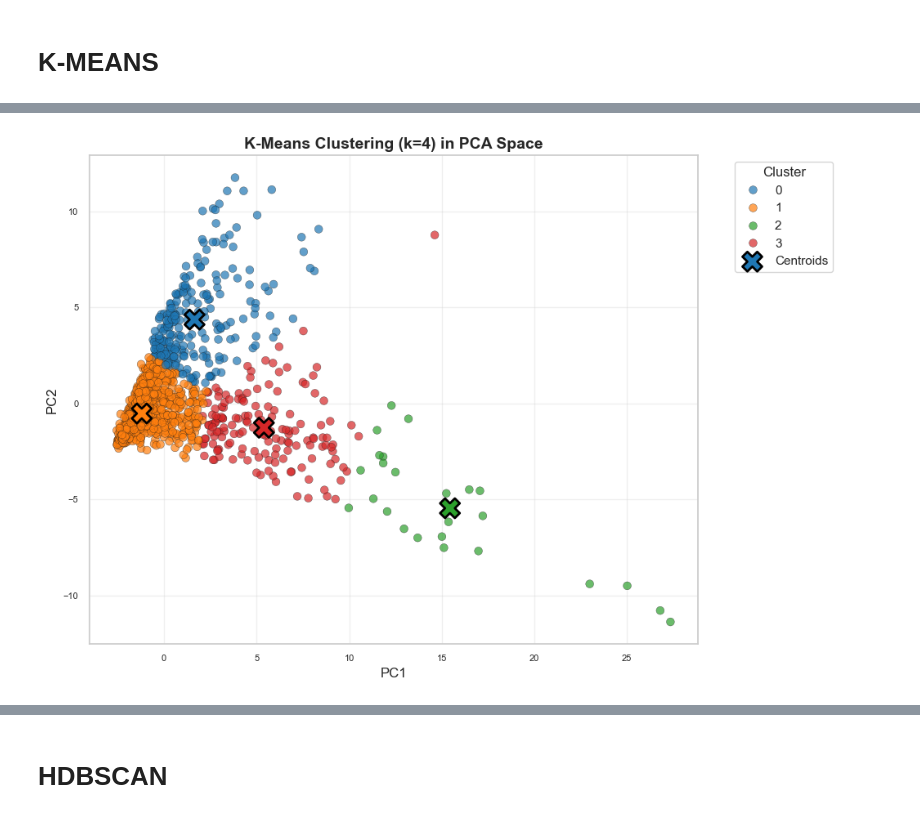
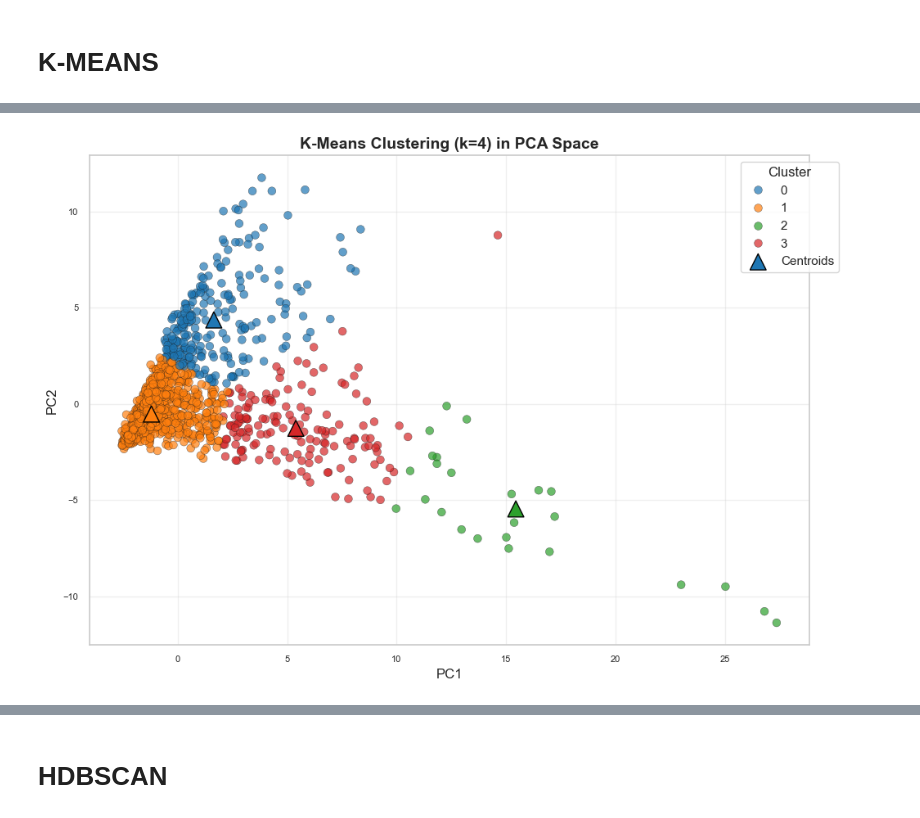
Before and after one commit to hiimnhan/scc451, a Jupyter notebook: task1.ipynb, the cells around one changed output, grey strips where cells are left out. Saved outputs shown, nothing was run; the diff lists cells and outputs as text; code cells hidden in the pictures.

Commit message:
task 2 clustering

```diff
--- a/task1.ipynb
+++ b/task1.ipynb
@@ -333,41 +325,39 @@ cluster_palette = {cluster: palette[i % len(palette)] for i, cluster in enumerat
 
 pca_plot_df = pca_df.copy()
 pca_plot_df['cluster'] = best_labels
 
 plt.figure(figsize=(10, 7))
 ax = sns.scatterplot(
     data=pca_plot_df,
     x="PC1", y="PC2",
     hue="cluster",
     palette=cluster_palette,
     s=50, alpha=0.7, edgecolor="k", linewidth=0.3
 )
 
 # Plot centroids
 centroids = best_model[0].cluster_centers_[:, :2]
 centroid_colors = [cluster_palette.get(i, palette[i % len(palette)]) for i in range(best_k)]
 ax.scatter(
     centroids[:, 0],
     centroids[:, 1],
-    marker="X",
+    marker="^",
+    edgecolors='black',
     c=centroid_colors,
-    s=300,
-    edgecolor="black",
-    linewidth=2,
+    s=200,
     label="Centroids",
-    zorder=10
 )
 
 plt.title(f"K-Means Clustering (k={best_k}) in PCA Space", fontsize=14, fontweight='bold')
 plt.xlabel("PC1", fontsize=12)
 plt.ylabel("PC2", fontsize=12)
-plt.legend(title="Cluster", bbox_to_anchor=(1.05, 1), loc="upper left")
+plt.legend(title="Cluster", bbox_to_anchor=(1.05, 1), loc="best")
 plt.grid(True, alpha=0.3)
 plt.tight_layout()
-plt.savefig('kmeans_clustering_visualization.png', dpi=300, bbox_inches='tight')
+plt.savefig('images/kmeans_clustering_visualization.png', dpi=300, bbox_inches='tight')
 plt.show()
 # %% [output]
-[figure, old version]
+[figure, new version]
 # %%
 import hdbscan
 
```
Also changed, not shown: parts of 10 cells of this notebook, 24 other files.
